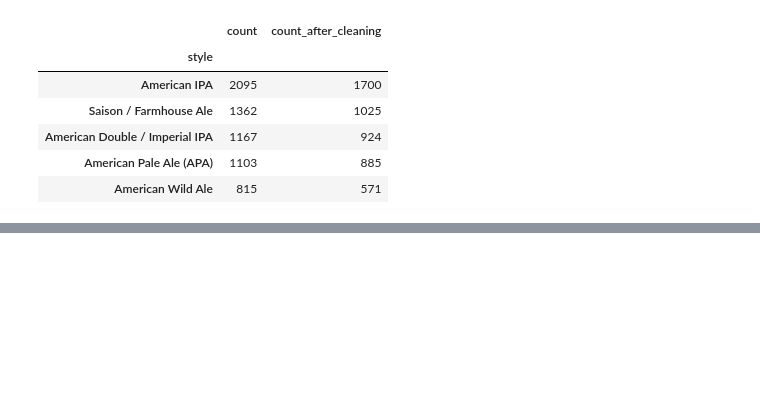
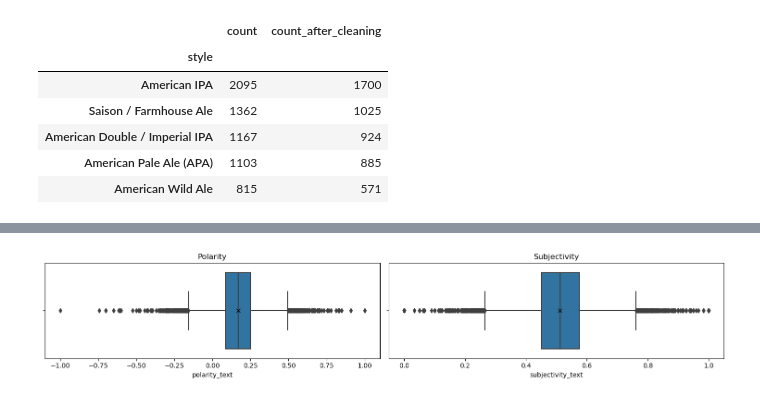
Before and after one commit to epfl-ada/ada-2023-project-laremontada61, a Jupyter notebook: nb_MLE.ipynb, the cells around one changed output, grey strips where cells are left out. Cells and saved outputs as stored; diff of their text form; code cells hidden in the pictures; blank space fills up the shorter version.

```diff
--- a/nb_MLE.ipynb
+++ b/nb_MLE.ipynb
@@ -587,0 +640,12 @@ ratings_per_style_top10.head()
+# %%
+fig, axs = plt.subplots(1,2, figsize=(15, 3))
+sns.boxplot(data = ratings_BA_cleaned, x = 'polarity_text', showmeans=True, meanprops={"marker":"x", "markerfacecolor":"black", "markeredgecolor":"black"}, ax = axs[0])
+sns.boxplot(data = ratings_BA_cleaned, x = 'subjectivity_text', showmeans=True, meanprops={"marker":"x", "markerfacecolor":"black", "markeredgecolor":"black"}, ax = axs[1])
+
+axs[0].set_title(f"Polarity")
+axs[1].set_title(f"Subjectivity")
+
+plt.tight_layout()
+plt.show()
+# %% [output]
+[figure, added]
```
Also changed, not shown: parts of 22 cells of this notebook.
